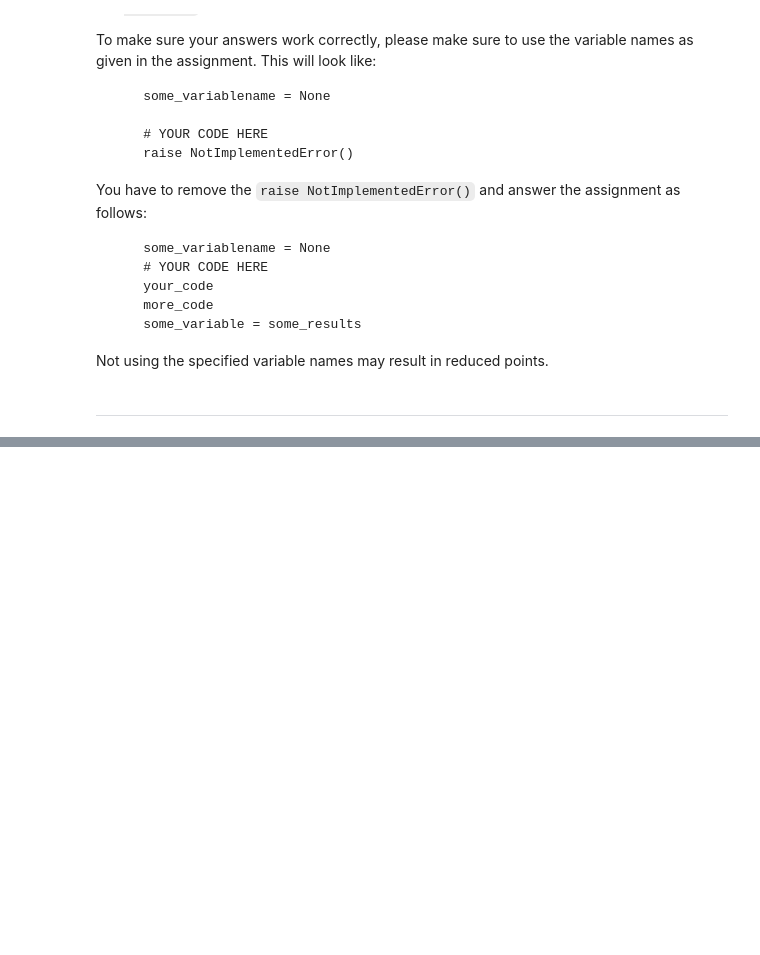
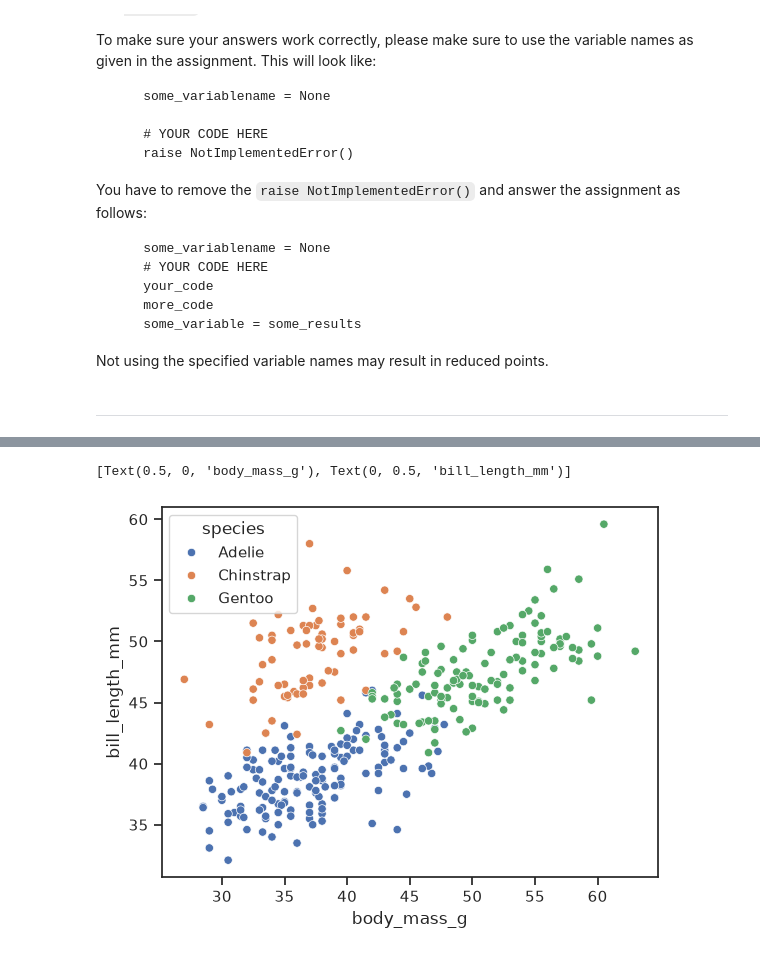
Before and after one commit to RobertvdLeeuw/nix-radboud, a Jupyter notebook: subjects/FDTM/SRobertvanderLeeuw_s1190941.ipynb, the cells around one changed output, grey strips where cells are left out. Drawn from its saved outputs; the diff is of its cells as text; code cells hidden in the pictures; blank space fills up the shorter version.

```diff
--- a/subjects/FDTM/SRobertvanderLeeuw_s1190941.ipynb
+++ b/subjects/FDTM/SRobertvanderLeeuw_s1190941.ipynb
@@ -786,0 +83,13 @@ Flipper length and bill length show up most often, but flipper length also shows
+# %%
+x_features = ["body_mass_g", "bill_length_mm"]
+penguin_X = penguins[x_features].to_numpy().reshape(-1, 2)
+
+# normalizing so the values are in approximately similar dimensions
+penguin_X[:, 0] = penguin_X[:, 0] / 100
+
+sns.scatterplot(x=penguin_X[:, 0], y=penguin_X[:, 1], hue=penguins["species"]).set(
+    xlabel=x_features[0], ylabel=x_features[1]
+)
+# %% [output]
+[Text(0.5, 0, 'body_mass_g'), Text(0, 0.5, 'bill_length_mm')]
+[figure, added]
```
Also changed, not shown: parts of 150 cells of this notebook, 1 other file.
